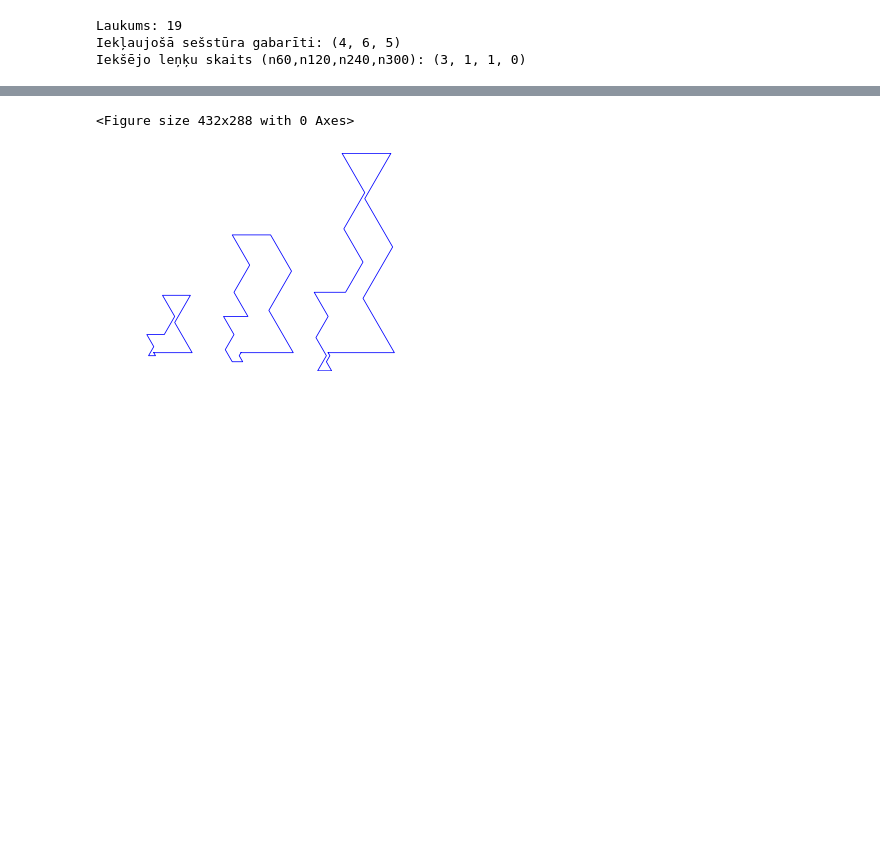
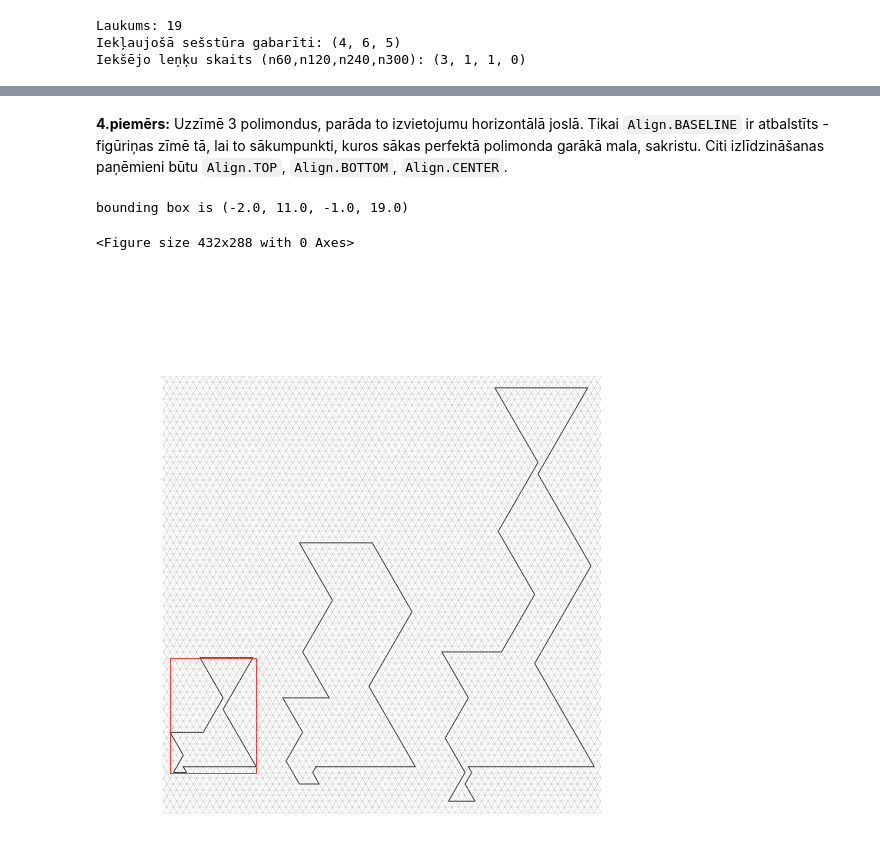
Before and after one commit to kapsitis/polimondi, a Jupyter notebook: polyforms/docs/polyforms_demo.ipynb, the cells around one changed output, grey strips where cells are left out. Drawn from its saved outputs; the diff is of its cells as text; code cells hidden in the pictures; blank space fills up the shorter version.

Commit message:
polyforms layout

```diff
--- a/polyforms/docs/polyforms_demo.ipynb
+++ b/polyforms/docs/polyforms_demo.ipynb
@@ -25,16 +50,25 @@ Iekšējo leņķu skaits (n60,n120,n240,n300): (3, 1, 1, 0)
+# %% [markdown]
+**4.piemērs:** Uzzīmē 3 polimondus, parāda to izvietojumu horizontālā joslā. Tikai `Align.BASELINE` ir atbalstīts - figūriņas zīmē tā, lai to sākumpunkti, kuros sākas perfektā polimonda garākā mala, sakristu. Citi izlīdzināšanas paņēmieni būtu `Align.TOP`, `Align.BOTTOM`, `Align.CENTER`.
 # %%
 from polyforms.draw_scene import *
 from polyforms.perfect_seq import *
+from polyforms.polyiamond import Polyiamond
 import numpy as np
 
-TH = np.sqrt(3)/2
-storage = PerfectSeq()
+p_series = PerfectSeq()
+seq = p_series.get_series('SEQ_4_3_A')
+scene = DrawScene(Align.BASELINE)
+monds = [Polyiamond(s) for s in seq]
 
-myseq = storage.get_sequence('SEQ_4_3_A')
-scene = DrawScene(-4, -8, 80, 80, '#999999', 'solid', 0.25)
-scene.draw_seq(list(myseq[0]), 'b', [0.0,0.0])
-scene.draw_seq(list(myseq[1]), 'b', [25.0,0.0])
-scene.draw_seq(list(myseq[2]), 'b', [50.0,0.0])
+scene.add_polyiamond('p0', monds[0], box=True)
+print('bounding box is {}'.format(monds[0].get_rect_box()))
+scene.add_polyiamond('p1', monds[1])
+scene.add_polyiamond('p2', monds[2])
+
+scene.pack()
+scene.show_grid()
+scene.set_size_in(10,10)
 # %% [output]
-<Figure size 432x288 with 0 Axes>
+bounding box is (-2.0, 11.0, -1.0, 19.0)
+<Figure size 432x288 with 0 Axes>
-[figure, old version]
+[figure, new version]
```
Also changed, not shown: parts of 3 cells of this notebook, 8 other files.
